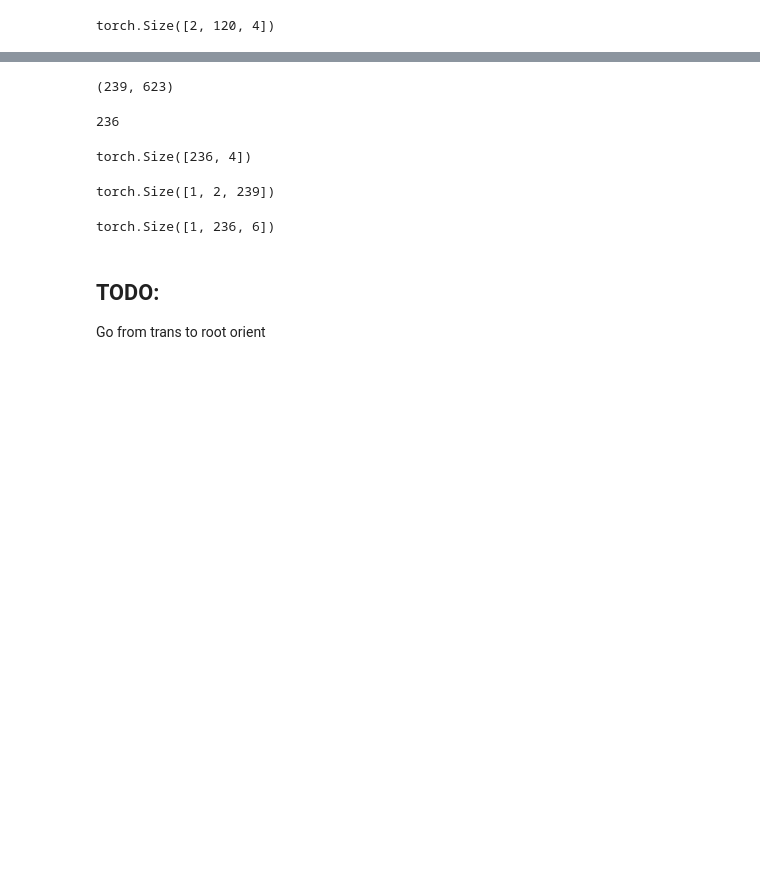
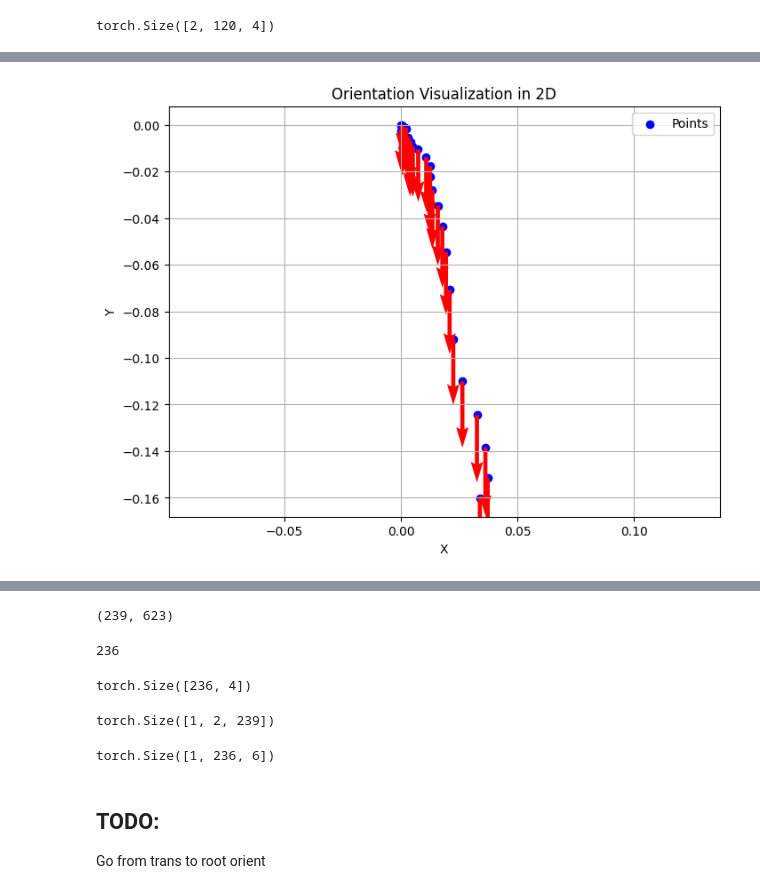
Before and after one commit to sohananisetty/ATCMG, a Jupyter notebook: multimodal.ipynb, the cells around one changed output, grey strips where cells are left out. Saved outputs shown, nothing was run; the diff lists cells and outputs as text; code cells hidden in the pictures; blank space fills up the shorter version.

```diff
--- a/multimodal.ipynb
+++ b/multimodal.ipynb
@@ -426,13 +443,13 @@ def visualize_orientations_2d(points, orientations):
     plt.axis('equal')
     plt.show()
 # %%
-gen_cfg = muse_get_cfg_defaults()
-gen_cfg.merge_from_file("/srv/hays-lab/scratch/sanisetty3/music_motion/ATCMG/checkpoints/motion_translation/motion_translation.yaml")
-gen_cfg.freeze()
+t_cfg = trans_get_cfg_defaults()
+t_cfg.merge_from_file("/srv/hays-lab/scratch/sanisetty3/music_motion/ATCMG/checkpoints/motion_translation/motion_translation.yaml")
+# t_cfg.freeze()
 
-tranformer_config = gen_cfg.translation_transformer
-fuse_config = gen_cfg.fuser
-dataset_args = gen_cfg.dataset
+tranformer_config = t_cfg.translation_transformer
+fuse_config = t_cfg.fuser
+dataset_args = t_cfg.dataset
 
 target = tranformer_config.pop("target")
 # %%
@@ -439,6 +457,8 @@ target = tranformer_config.pop("target")
 trans_former = TranslationTransformer(tranformer_config, fuse_config).to(device)
 # %% [output]
 Non-A100 GPU detected, using math or mem efficient attention if input tensor is on cuda
+# %%
+trans_former.load("/srv/hays-lab/scratch/sanisetty3/music_motion/ATCMG/checkpoints/motion_translation/translation_transformer.pt")
 # %%
 
 def recover_root_rot_pos(data):
@@ -480,3 +502,3 @@ Could not find image processor class in the image processor config or the model
 # %%
-train_ds, sampler_train, weights_train  = load_dataset(dataset_names = ["idea400"] , dataset_args=dataset_args, split = "render")
+train_ds, sampler_train, weights_train  = load_dataset(dataset_names = ["animation" , "choreomaster"] , dataset_args=dataset_args, split = "train")
 # %% [output]
@@ -510 +556,3 @@ loss, embed = trans_former(inputs["motion"] , conditions)
+# %%
+r_rot, r_pos = trans_former.recover_root_rot_pos(inputs["motion"][0])
 # %%
@@ -516,4 +699,6 @@ torch.Size([1, 2, 59])
 # %%
-# rp = r_pos[1 ,0 :30,[0,2]]
-# rp[:,1] = -rp[:,1]
-# visualize_orientations_2d(rp.cpu(), r_rot_quat[0].cpu())
+rp = r_pos[1 ,:30,[0,2]]
+rp[:,1] = -rp[:,1]
+visualize_orientations_2d(rp.cpu(), r_rot[1].cpu())
+# %% [output]
+[figure, added]
```
Also changed, not shown: parts of 27 cells of this notebook, 12 other files.
